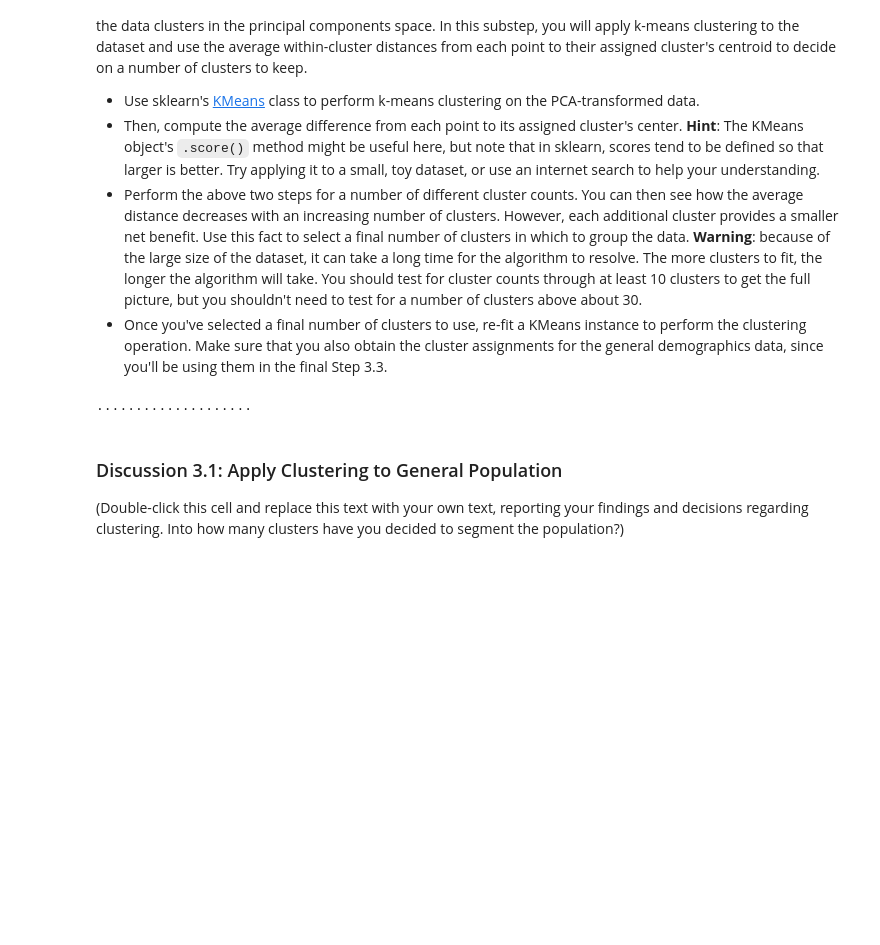
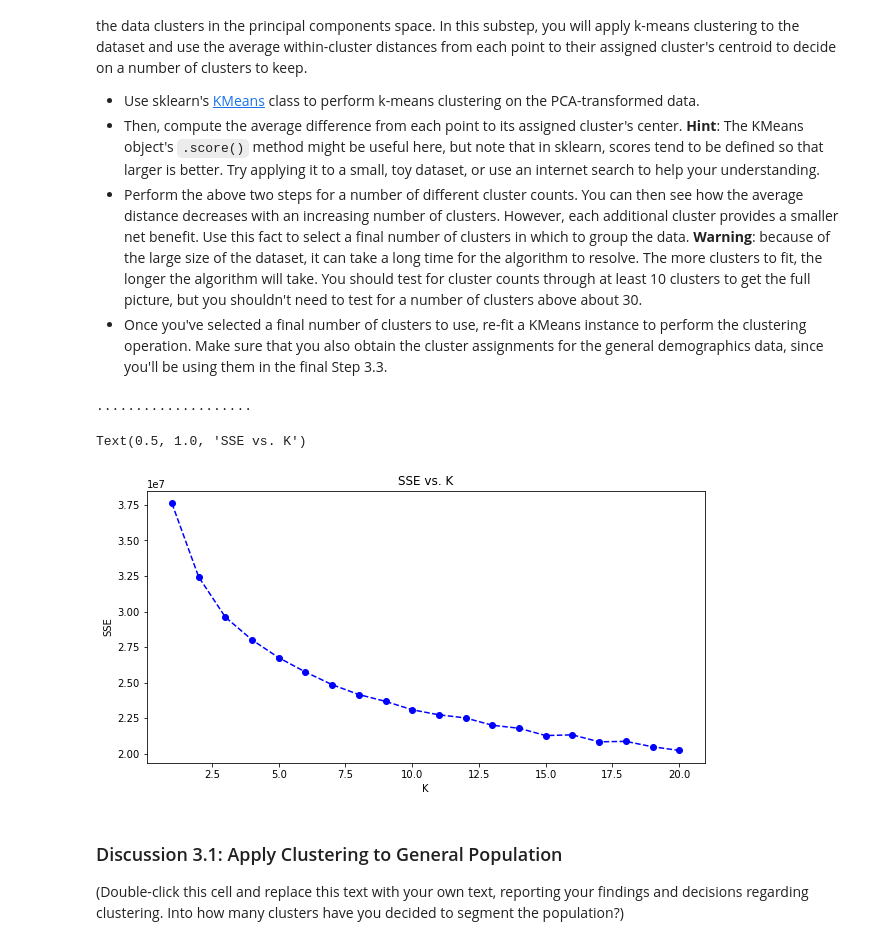
Before and after one commit to walidsi/identify-customer-segments, a Jupyter notebook: Identify_Customer_Segments.ipynb, the cells around one changed output. Saved outputs shown, nothing was run; the diff lists cells and outputs as text; code cells hidden in the pictures; blank space fills up the shorter version.

Commit message:
feat: add clustering

```diff
--- a/Identify_Customer_Segments.ipynb
+++ b/Identify_Customer_Segments.ipynb
@@ -894,11 +894,30 @@ You've assessed and cleaned the demographics data, then scaled and transformed t
 # Over a number of different cluster counts...
 # run k-means clustering on the data and...
 # compute the average within-cluster distances.
+from sklearn.cluster import KMeans
+
+num_clusters_list = range(1, 21)
+
+scores = []
+for num_clusters in num_clusters_list:
+    kmeans = KMeans(num_clusters)
+    model = kmeans.fit(X_pca_final)
+    score = abs(model.score(X_pca_final))
+    scores.append(score)
+    print(".", end='')
 # %% [output]
 ....................
 # %%
 # Investigate the change in within-cluster distance across number of clusters.
 # HINT: Use matplotlib's plot function to visualize this relationship.
+plt.figure(figsize=(10, 5))
+plt.plot(num_clusters_list, scores, linestyle='--', marker='o', color='b')
+plt.xlabel('K')
+plt.ylabel('SSE')
+plt.title('SSE vs. K')
+# %% [output]
+Text(0.5, 1.0, 'SSE vs. K')
+[figure, added]
 # %%
 # Re-fit the k-means model with the selected number of clusters and obtain
 # cluster predictions for the general population demographics data.
```
